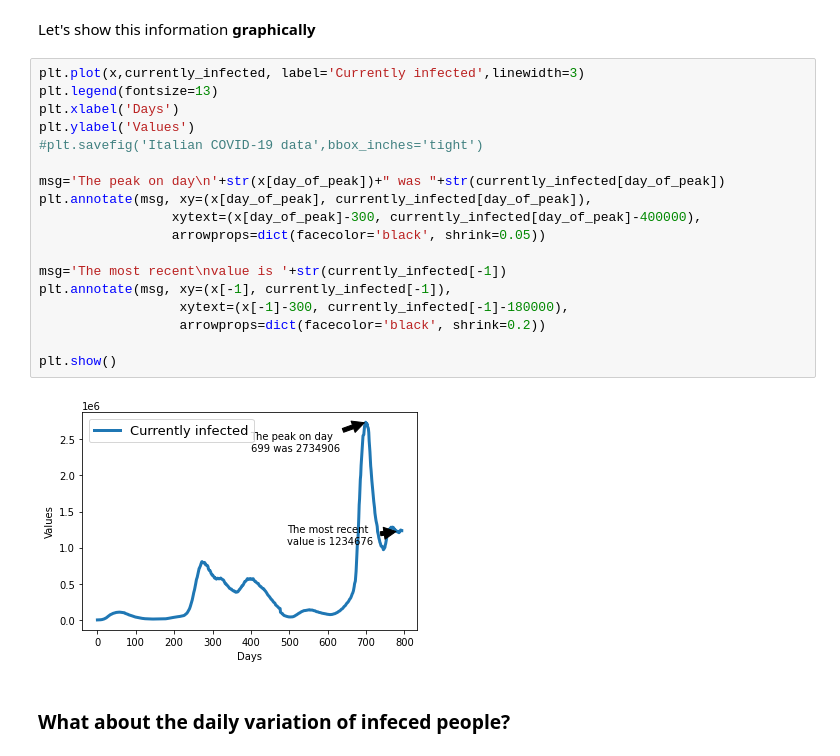
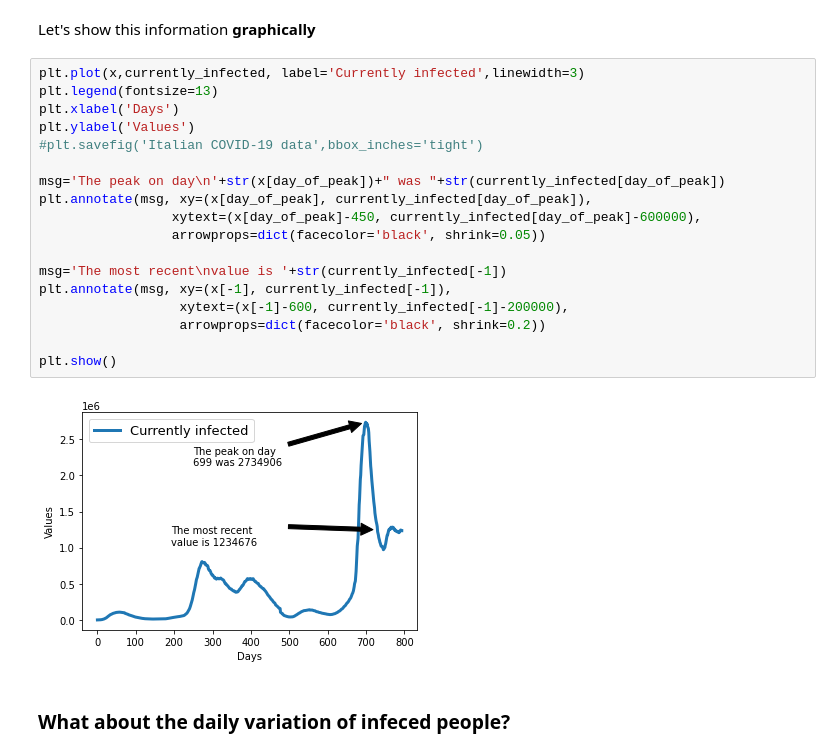
Before and after one commit to EMbeDS-education/SNS-IProML2022, a Jupyter notebook: jupyter/jupyterNotebooks/04ControlAndRepetitionStatements.ipynb, the cells around one changed output. Saved outputs shown, nothing was run; the diff lists cells and outputs as text.

```diff
--- a/jupyter/jupyterNotebooks/04ControlAndRepetitionStatements.ipynb
+++ b/jupyter/jupyterNotebooks/04ControlAndRepetitionStatements.ipynb
@@ -637,23 +637,23 @@ Let's show this information **graphically**
 # %%
 plt.plot(x,currently_infected, label='Currently infected',linewidth=3)
 plt.legend(fontsize=13)
 plt.xlabel('Days')
 plt.ylabel('Values')
 #plt.savefig('Italian COVID-19 data',bbox_inches='tight')
 
 msg='The peak on day\n'+str(x[day_of_peak])+" was "+str(currently_infected[day_of_peak])
 plt.annotate(msg, xy=(x[day_of_peak], currently_infected[day_of_peak]),
-                 xytext=(x[day_of_peak]-300, currently_infected[day_of_peak]-400000),
+                 xytext=(x[day_of_peak]-450, currently_infected[day_of_peak]-600000),
                  arrowprops=dict(facecolor='black', shrink=0.05))
 
 msg='The most recent\nvalue is '+str(currently_infected[-1])
 plt.annotate(msg, xy=(x[-1], currently_infected[-1]),
-                  xytext=(x[-1]-300, currently_infected[-1]-180000),
+                  xytext=(x[-1]-600, currently_infected[-1]-200000),
                   arrowprops=dict(facecolor='black', shrink=0.2))
 
 plt.show()
 # %% [output]
-[figure, old version]
+[figure, new version]
 # %% [markdown]
 ### What about the daily variation of infeced people?
 # %% [markdown]
```
